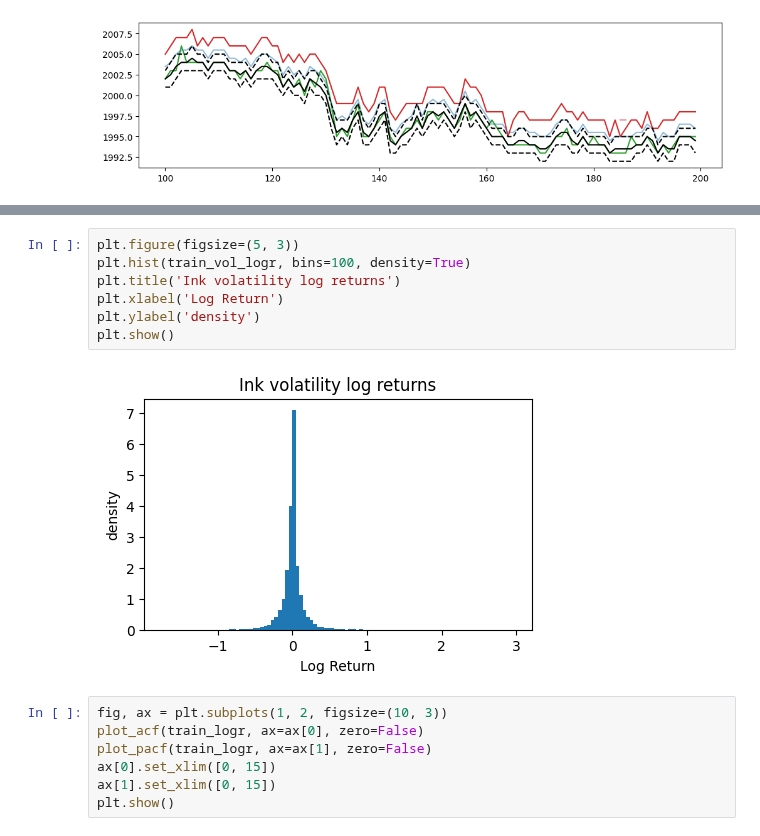
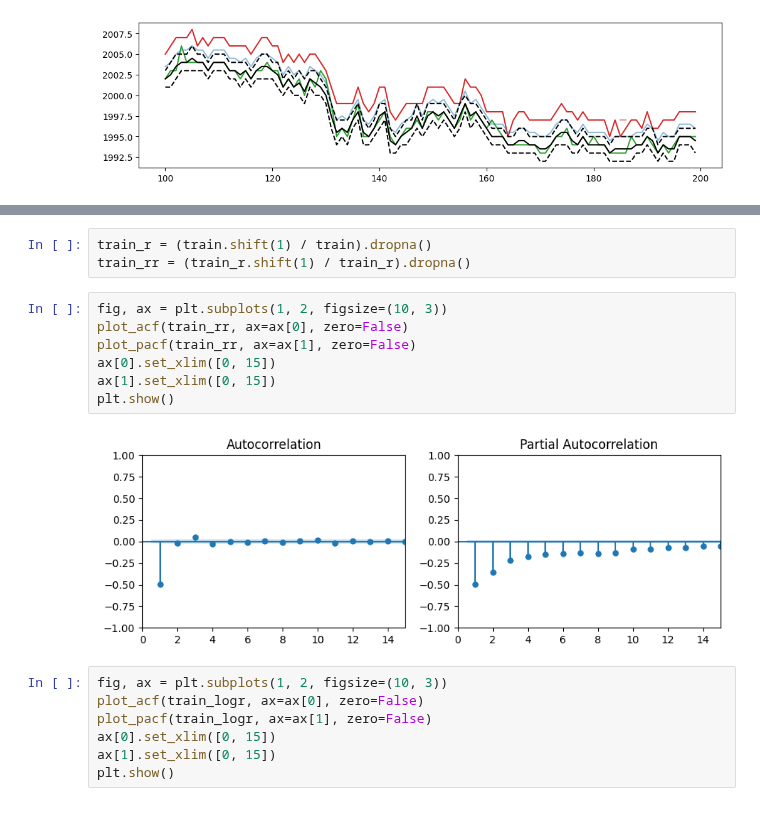
Before and after one commit to aemilani/imc-prosperity-3, a Jupyter notebook: notebooks/ink.ipynb, the cells around one changed output, grey strips where cells are left out. Drawn from its saved outputs; the diff is of its cells as text.

```diff
--- a/notebooks/ink.ipynb
+++ b/notebooks/ink.ipynb
@@ -271,12 +283,15 @@ plt.show()
-# %%
-plt.figure(figsize=(5, 3))
-plt.hist(train_vol_logr, bins=100, density=True)
-plt.title('Ink volatility log returns')
-plt.xlabel('Log Return')
-plt.ylabel('density')
-plt.show()
-# %% [output]
-[figure, removed]
+# %%
+train_r = (train.shift(1) / train).dropna()
+train_rr = (train_r.shift(1) / train_r).dropna()
+# %%
+fig, ax = plt.subplots(1, 2, figsize=(10, 3))
+plot_acf(train_rr, ax=ax[0], zero=False)
+plot_pacf(train_rr, ax=ax[1], zero=False)
+ax[0].set_xlim([0, 15])
+ax[1].set_xlim([0, 15])
+plt.show()
+# %% [output]
+[figure, added]
 # %%
 fig, ax = plt.subplots(1, 2, figsize=(10, 3))
 plot_acf(train_logr, ax=ax[0], zero=False)
```
Also changed, not shown: parts of 6 cells of this notebook, 15 other files.
